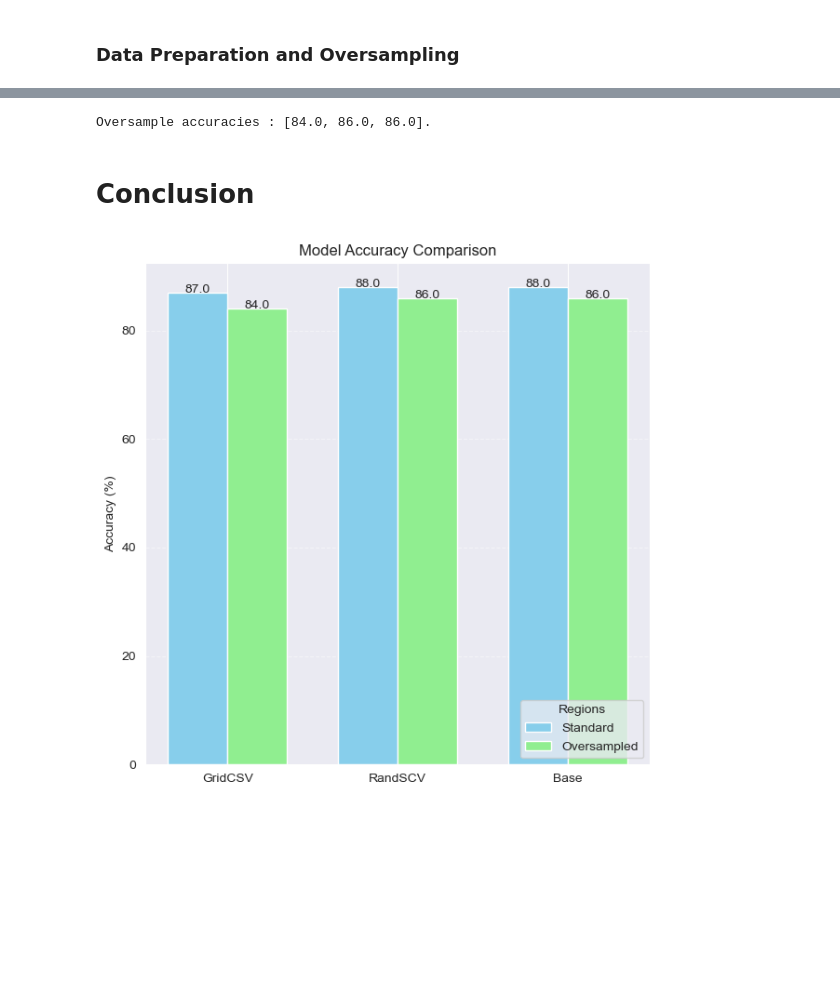
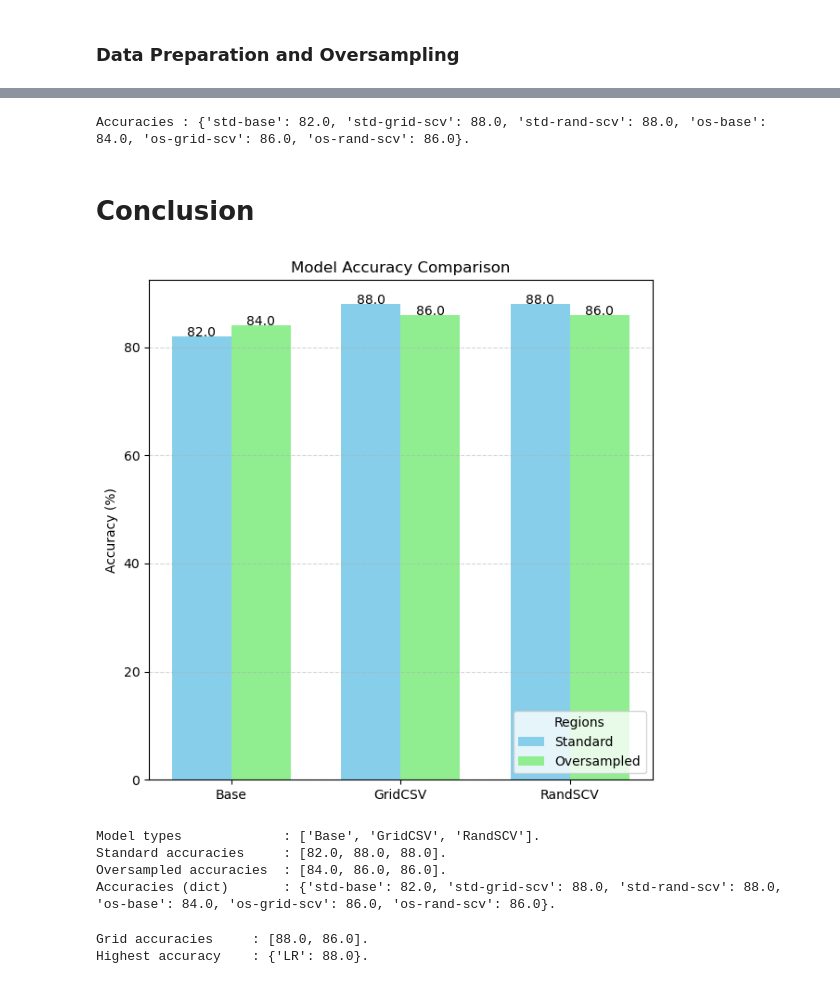
Before and after one commit to everhettoo/heart-disease-analysis, a Jupyter notebook: 4.0-model-linear-regression.ipynb, the cells around one changed output, grey strips where cells are left out. Drawn from its saved outputs; the diff is of its cells as text; code cells hidden in the pictures; blank space fills up the shorter version.

```diff
--- a/4.0-model-linear-regression.ipynb
+++ b/4.0-model-linear-regression.ipynb
@@ -221,6 +216,6 @@ Confusion Matrix
 # %%
 # Evaluation: Standard Random Search CV
 acc = build_and_validate_with_random_search_cv(X_train, X_test, Y_train, Y_test, ev.EvaluationType.std_random_search_cv)
-acc_standard_data.append(acc)
+ev.accuracies[ev.EvaluationType.std_random_search_cv] = acc
 # %% [output]
 Evaluation name: std-rand-scv.
@@ -290,7 +285,7 @@ pd.DataFrame(target_set_data, columns=['Set','0','1']).set_index('Set').plot.bar
 # %%
 # Evaluation: Over-sampled Base
 acc = build_and_validate_base_model(Xb_train, Xb_test, Yb_train, Yb_test, ev.EvaluationType.os_base)
-acc_oversampled_data.append(acc)
+ev.accuracies[ev.EvaluationType.os_base] = acc
 # %% [output]
 Evaluation name: os-base.
 Params         :{'C': 1.0, 'class_weight': None, 'dual': False, 'fit_intercept': True, 'intercept_scaling': 1, 'l1_ratio': None, 'max_iter': 100, 'multi_class': 'deprecated', 'n_jobs': None, 'penalty' ...
@@ -314,7 +309,7 @@ Confusion Matrix
 # %%
 # Evaluation: Over-sampled Grid Search CV
 acc = build_and_validate_with_grid_search_cv(Xb_train, Xb_test, Yb_train, Yb_test, ev.EvaluationType.os_grid_search_cv)
-acc_oversampled_data.append(acc)
+ev.accuracies[ev.EvaluationType.os_grid_search_cv] = acc
 # %% [output]
 Evaluation name: os-grid-scv.
 Best params         :{'C': 0.0001, 'multi_class': 'auto', 'penalty': 'l2', 'random_state': 0, 'solver': 'liblinear'}.
@@ -339,6 +334,6 @@ Confusion Matrix
 # %%
 # Evaluation: Over-sampled Random Search CV
 acc = build_and_validate_with_random_search_cv(Xb_train, Xb_test, Yb_train, Yb_test, ev.EvaluationType.os_random_search_cv)
-acc_oversampled_data.append(acc)
+ev.accuracies[ev.EvaluationType.os_random_search_cv] = acc
 # %% [output]
 Evaluation name: os-rand-scv.
@@ -364,39 +359,72 @@ Confusion Matrix
 # %%
-print(f'Oversample accuracies : {acc_oversampled_data}.')
+print(f'Accuracies : {ev.accuracies}.')
 # %% [output]
-Oversample accuracies : [84.0, 86.0, 86.0].
+Accuracies : {'std-base': 82.0, 'std-grid-scv': 88.0, 'std-rand-scv': 88.0, 'os-base': 84.0, 'os-grid-scv': 86.0, 'os-rand-scv': 86.0}.
 # %% [markdown]
 # Conclusion
 # %%
 # Function to display value on the bar chart.
 def add_labels(x_pos, y_pos, delta):
     for i in range(len(x_pos)):
         dist = i + delta
         plt.text(dist, y_pos[i], y_pos[i], ha = 'center')
 
-
+acc_model_type = ['Base', 'GridCSV', 'RandSCV']
 bar_width = 0.35
 x = np.arange(len(acc_model_type))
 
-# Grouped Bar Plot
+# Bar Plot size
 plt.figure(figsize = (7,7))
+
+# Set standard bar type and values.
+acc_standard_data = [
+    ev.accuracies[ev.EvaluationType.std_base],
+    ev.accuracies[ev.EvaluationType.std_grid_search_cv],
+    ev.accuracies[ev.EvaluationType.std_random_search_cv]
+]
+# Set oversampled bar type and values.
+acc_oversampled_data = [
+    ev.accuracies[ev.EvaluationType.os_base],
+    ev.accuracies[ev.EvaluationType.os_grid_search_cv],
+    ev.accuracies[ev.EvaluationType.os_random_search_cv]
+]
 plt.bar(x - bar_width / 2, acc_standard_data, bar_width, label='Standard', color='skyblue')
 plt.bar(x + bar_width / 2, acc_oversampled_data, bar_width, label='Oversampled', color='lightgreen')
 
 # Display value on the bar chart.
 add_labels(acc_model_type,acc_standard_data,-(bar_width/2))
 add_labels(acc_model_type,acc_oversampled_data, bar_width/2)
 
 # Adding labels and title
 plt.title('Model Accuracy Comparison')
 plt.grid(axis='y', linestyle='--', alpha=0.5)
-# plt.xlabel('Model comparison')
 plt.ylabel('Accuracy (%)')
 plt.xticks(x, acc_model_type)
 plt.legend(title='Regions', loc='lower right')
+plt.show();
 
-plt.show();
+# For debugging values.
+print(f'Model types             : {acc_model_type}.')
+print(f'Standard accuracies     : {acc_standard_data}.')
+print(f'Oversampled accuracies  : {acc_oversampled_data}.')
+print(f'Accuracies (dict)       : {ev.accuracies}.')
 # %% [output]
-[figure, old version]
+[figure, new version]
+Model types             : ['Base', 'GridCSV', 'RandSCV'].
+Standard accuracies     : [82.0, 88.0, 88.0].
+Oversampled accuracies  : [84.0, 86.0, 86.0].
+Accuracies (dict)       : {'std-base': 82.0, 'std-grid-scv': 88.0, 'std-rand-scv': 88.0, 'os-base': 84.0, 'os-grid-scv': 86.0, 'os-rand-scv': 86.0}.
 # %%
-ev.accuracies['LR'] = 88
+# Since, GridSCV perform more extensive cross-validation compared to RandSCV to ensure model's stability, the highest score between
+# standard data and oversampled data for GridSCV is selected.
+grid_accuracies = [ev.accuracies[ev.EvaluationType.std_grid_search_cv], ev.accuracies[ev.EvaluationType.os_grid_search_cv]]
+
+print(f'Grid accuracies     : {grid_accuracies}.')
+
+# Set the global score for comparisons.
+ev.global_accuracies['LR'] = max(grid_accuracies)
+
+print(f'Highest accuracy    : {ev.global_accuracies}.')
+# %% [output]
+Grid accuracies     : [88.0, 86.0].
+Highest accuracy    : {'LR': 88.0}.
```
Also changed, not shown: parts of 12 cells of this notebook, 2 other files.
